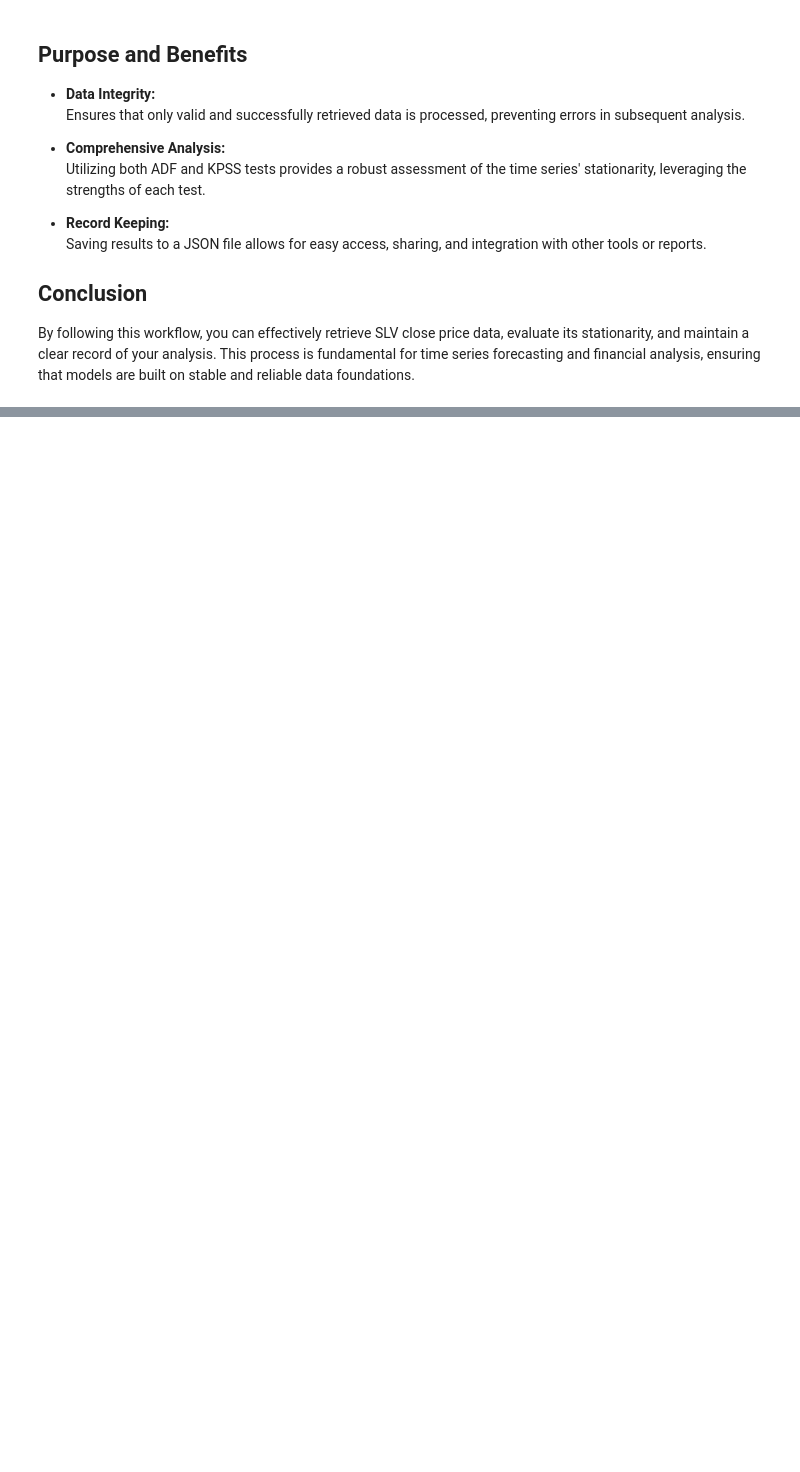
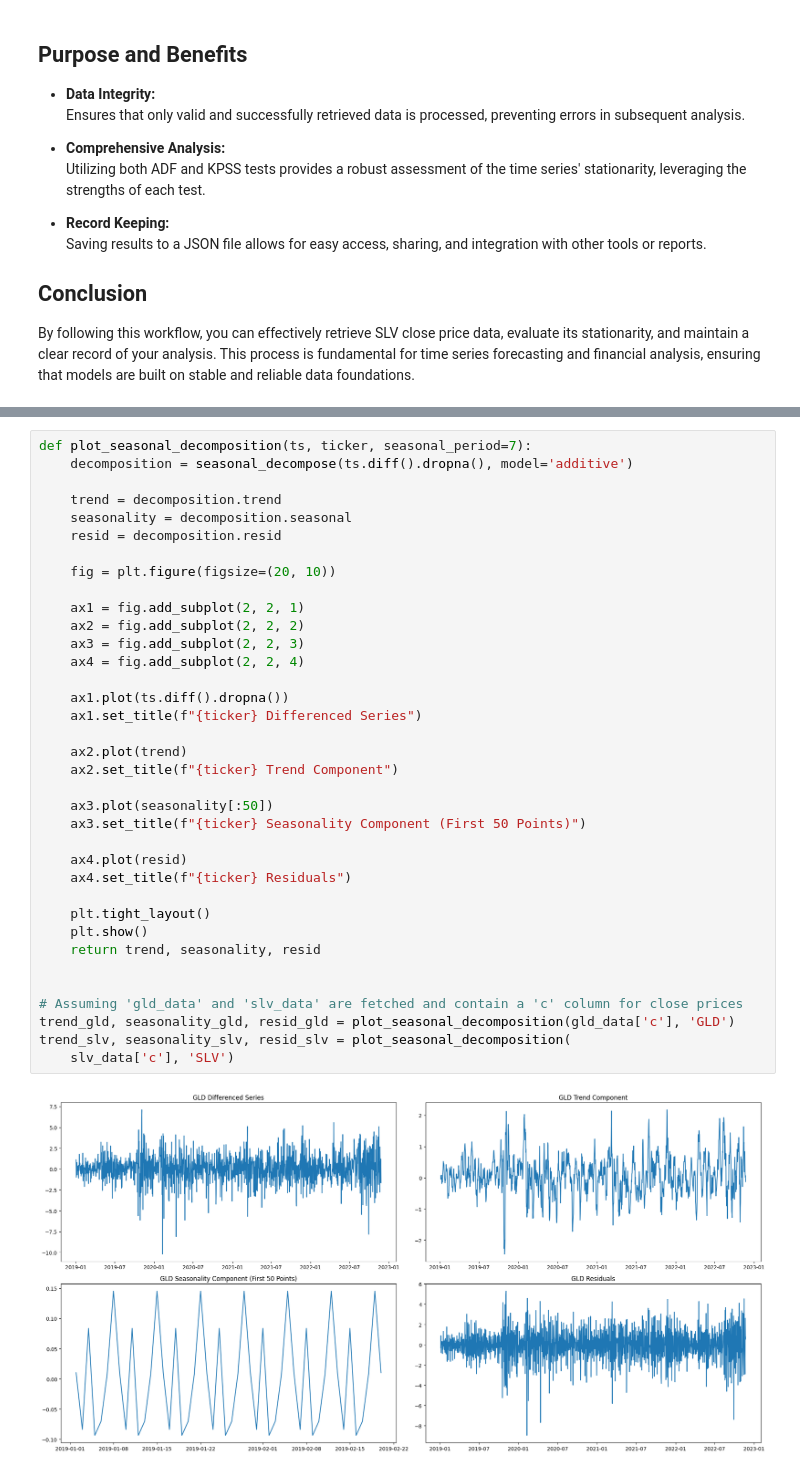
Before and after one commit to GTSF-Quantitative-Sector/sarima_forecast, a Jupyter notebook: sarima-forecast.ipynb, the cells around one changed output, grey strips where cells are left out. Drawn from its saved outputs; the diff is of its cells as text; blank space fills up the shorter version.

```diff
--- a/sarima-forecast.ipynb
+++ b/sarima-forecast.ipynb
@@ -797,0 +1273,38 @@ look-up table. The actual p-value is greater than the p-value returned.
+# %%
+def plot_seasonal_decomposition(ts, ticker, seasonal_period=7):
+    decomposition = seasonal_decompose(ts.diff().dropna(), model='additive')
+
+    trend = decomposition.trend
+    seasonality = decomposition.seasonal
+    resid = decomposition.resid
+
+    fig = plt.figure(figsize=(20, 10))
+
+    ax1 = fig.add_subplot(2, 2, 1)
+    ax2 = fig.add_subplot(2, 2, 2)
+    ax3 = fig.add_subplot(2, 2, 3)
+    ax4 = fig.add_subplot(2, 2, 4)
+
+    ax1.plot(ts.diff().dropna())
+    ax1.set_title(f"{ticker} Differenced Series")
+
+    ax2.plot(trend)
+    ax2.set_title(f"{ticker} Trend Component")
+
+    ax3.plot(seasonality[:50])
+    ax3.set_title(f"{ticker} Seasonality Component (First 50 Points)")
+
+    ax4.plot(resid)
+    ax4.set_title(f"{ticker} Residuals")
+
+    plt.tight_layout()
+    plt.show()
+    return trend, seasonality, resid
+
+
+# Assuming 'gld_data' and 'slv_data' are fetched and contain a 'c' column for close prices
+trend_gld, seasonality_gld, resid_gld = plot_seasonal_decomposition(gld_data['c'], 'GLD')
+trend_slv, seasonality_slv, resid_slv = plot_seasonal_decomposition(
+    slv_data['c'], 'SLV')
+# %% [output]
+[figure, added]
```
Also changed, not shown: parts of 18 cells of this notebook.
